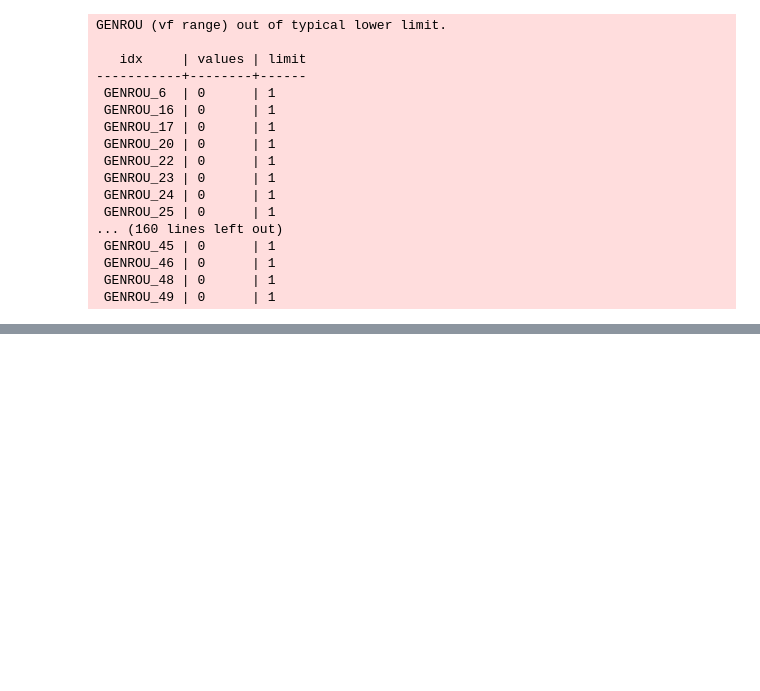
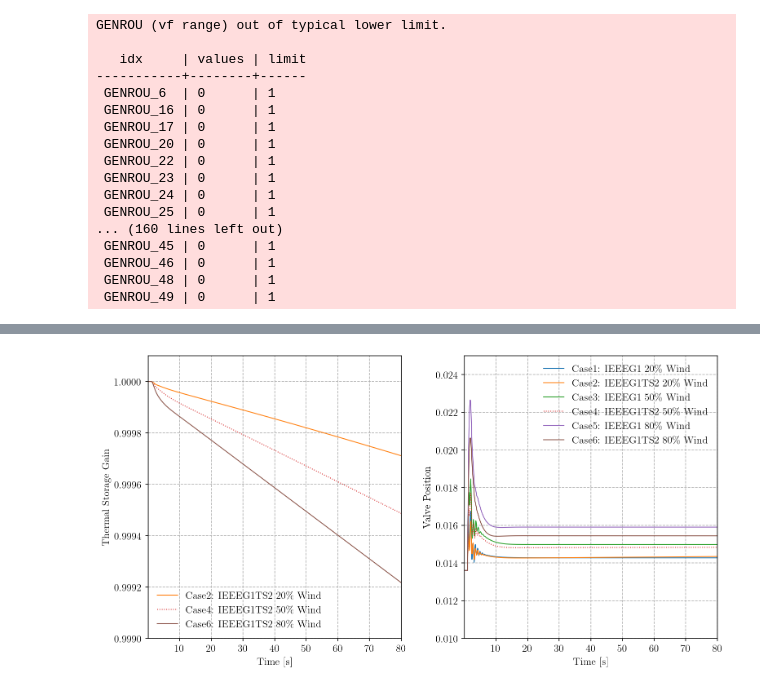
Before and after one commit to jinningwang/thermal_inertia, a Jupyter notebook: CaseStudy.ipynb, the cells around one changed output, grey strips where cells are left out. Cells and saved outputs as stored; diff of their text form; code cells hidden in the pictures; blank space fills up the shorter version.

```diff
--- a/CaseStudy.ipynb
+++ b/CaseStudy.ipynb
@@ -322,6 +422,7 @@ plt.subplots_adjust(wspace=0.25)
 a = (0,)
 _ = s2.TDS.plt.plot(s2.IEEEG1TS2.TS.y,
                     a=a,
+                    ymin=0.999, ymax=1.0001,
                     ycalc=lambda x: 1 - x,
                     show=False, grid=True,
                     ylabel='Thermal Storage Gain',
@@ -337,35 +438,59 @@ _ = s4.TDS.plt.plot(s4.IEEEG1TS2.TS.y,
                     color=colors[3],
                     linestyles=linestyles[3],
                     fig=fig1, ax=ax1[0])
+_ = s6.TDS.plt.plot(s6.IEEEG1TS2.TS.y,
+                    a=a,
+                    ycalc=lambda x: 1 - x,
+                    show=False,
+                    yheader=[legends[5]],
+                    color=colors[5],
+                    linestyles=linestyles[5],
+                    fig=fig1, ax=ax1[0])
 
 a = (0,)
 _ = s1.TDS.plt.plot(s1.IEEEG1.GV,
                     a=a,
                     show=False, grid=True,
-                    ymin=0.01, ymax=0.045,
+                    ymin=0.01, ymax=0.025,
                     ylabel='Valve Position',
                     yheader=[legends[0]],
                     color=colors[0],
                     linestyles=linestyles[0],
                     fig=fig1, ax=ax1[1])
 _ = s2.TDS.plt.plot(s2.IEEEG1TS2.GV,
                     a=a,
                     show=False,
                     yheader=[legends[1]],
                     color=colors[1],
                     linestyles=linestyles[1],
                     fig=fig1, ax=ax1[1])
 _ = s3.TDS.plt.plot(s3.IEEEG1.GV,
                     a=a,
                     show=False,
                     yheader=[legends[2]],
                     color=colors[2],
                     linestyles=linestyles[2],
                     fig=fig1, ax=ax1[1])
 _ = s4.TDS.plt.plot(s4.IEEEG1TS2.GV,
                     a=a,
                     show=False,
                     yheader=[legends[3]],
                     color=colors[3],
                     linestyles=linestyles[3],
                     fig=fig1, ax=ax1[1])
+_ = s5.TDS.plt.plot(s5.IEEEG1.GV,
+                    a=a,
+                    show=False,
+                    yheader=[legends[4]],
+                    color=colors[4],
+                    linestyles=linestyles[4],
+                    fig=fig1, ax=ax1[1])
+_ = s6.TDS.plt.plot(s6.IEEEG1TS2.GV,
+                    a=a,
+                    show=False,
+                    yheader=[legends[5]],
+                    color=colors[5],
+                    linestyles=linestyles[5],
+                    fig=fig1, ax=ax1[1])
+# %% [output]
+[figure, added]
```
Also changed, not shown: parts of 6 cells of this notebook.
